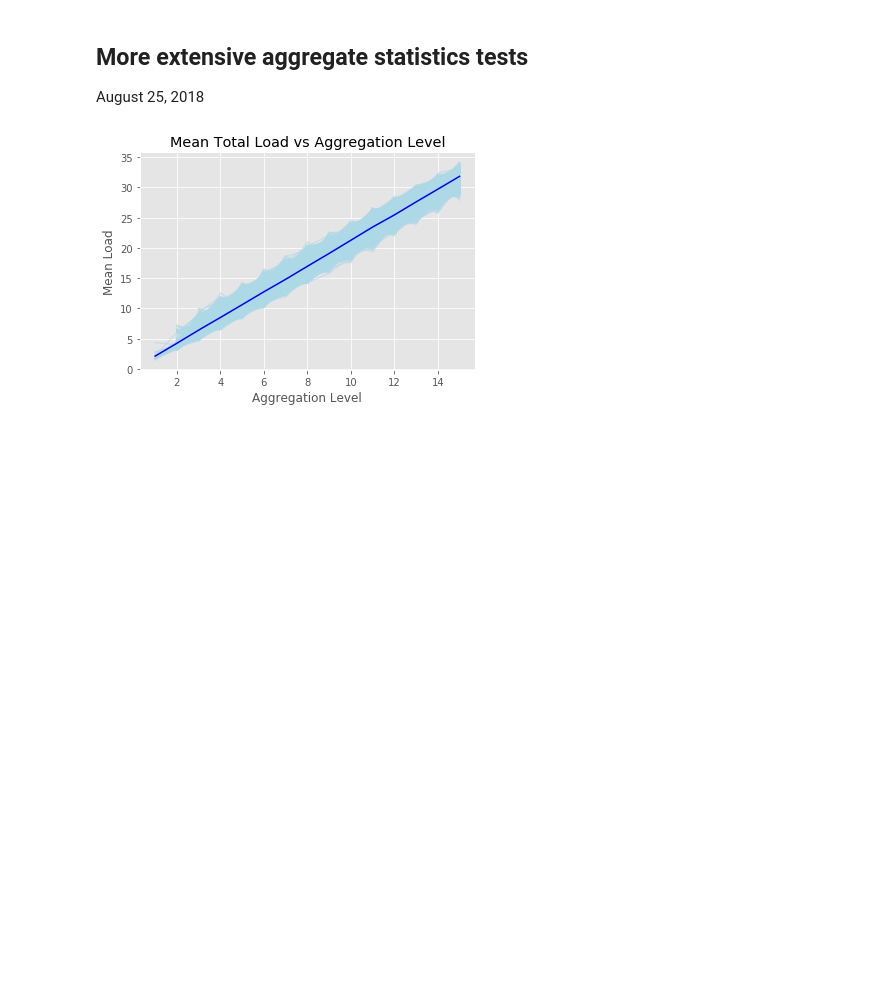
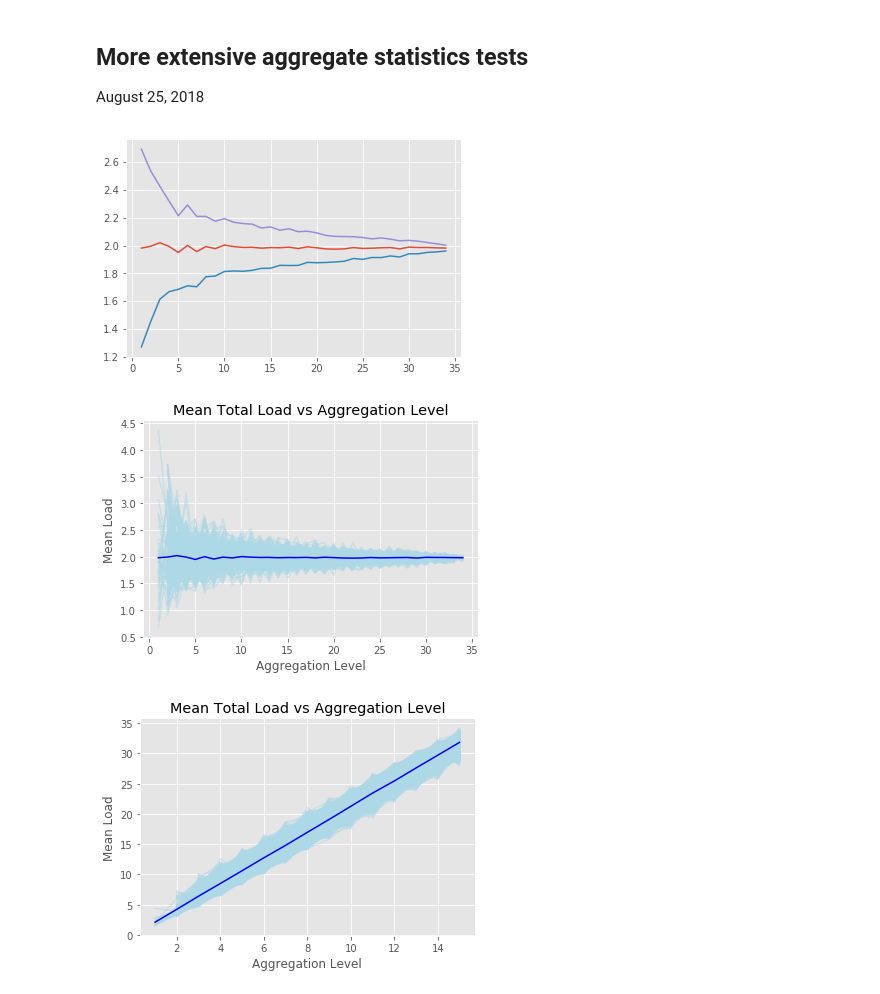
Before and after one commit to nnwosu/electricity-demand-analysis, a Jupyter notebook: Pecan Street Demand Analysis.ipynb, the cells around one changed output. Cells and saved outputs as stored; diff of their text form; code cells hidden in the pictures; blank space fills up the shorter version.

```diff
--- a/Pecan Street Demand Analysis.ipynb
+++ b/Pecan Street Demand Analysis.ipynb
@@ -245,6 +75,5 @@ Text(0.5,1,'Aggregate load for 10 homes over 29 days.')
 # %%
 start_time = dat.datetime(2016,6,1,0,0, tzinfo=timezone.utc)
-end_time = dat.datetime(2016,6,2,0,0, tzinfo=timezone.utc)
-N = 20;
-
-loads_20_df = getNLoads(N, with_times.index, start_time, end_time, rez='T')
+end_time = dat.datetime(2016,6,30,0,0, tzinfo=timezone.utc)
+N = 35;
+minLoads_35_df = getNLoads(N, with_times.index, start_time, end_time, rez='T')
@@ -296,6 +83,29 @@ DatetimeIndex(['2016-05-31 19:00:00-05:00', '2016-05-31 20:00:00-05:00',
 # %% [markdown]
 ## More extensive aggregate statistics tests
 August 25, 2018
+# %%
+loadMat = minLoads_35_df.T;
+aggLevels = np.arange(1, 35);
+statList = [meanTotalLoadPerUser, cvLoad, loadFactor]
+R = aggLoadStats(loadMat, aggLevels, statList, samplesPerLevel=200, verbose=True);
+# %%
+idx = 0;
+
+mu = np.nanmean(R[:, :, idx], axis=1);
+sig = np.sqrt(np.nanvar(R[:, :, idx], axis=1))
+
+plt.figure();
+plt.plot(aggLevels, mu);
+plt.plot(aggLevels, mu-sig);
+plt.plot(aggLevels, mu+sig);
+
+plt.figure(); plt.plot(aggLevels, R[:, :, idx], color='lightblue', alpha=0.5);
+plt.plot(aggLevels, np.nanmean(R[:, :, idx], axis=1), color='blue')
+plt.xlabel('Aggregation Level'); plt.ylabel('Mean Load');
+plt.title('Mean Total Load vs Aggregation Level');
+# %% [output]
+[figure, added]
+[figure, added]
 # %%
 loadMat = hourlyloads_20_df.T;
 aggLevels = np.arange(1, 16);
```
Also changed, not shown: parts of 12 cells of this notebook.
